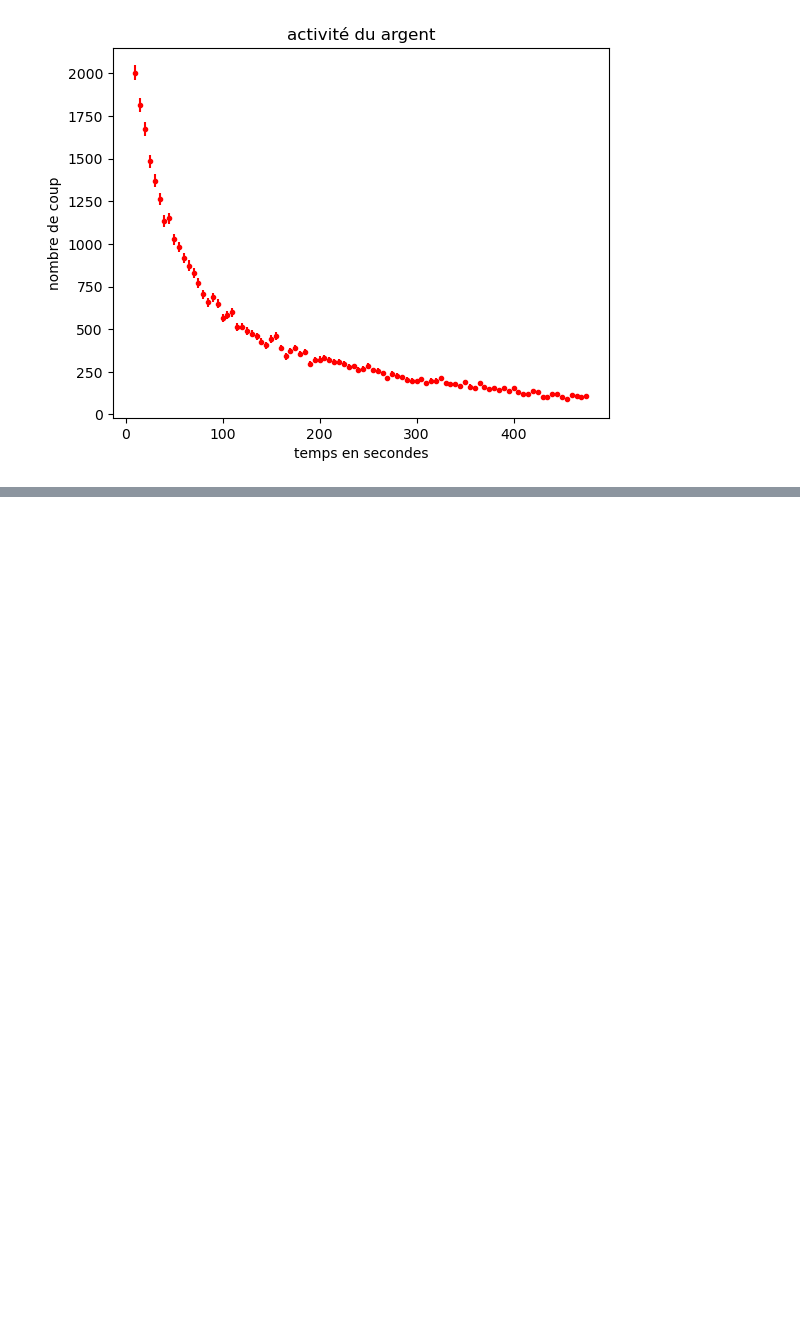
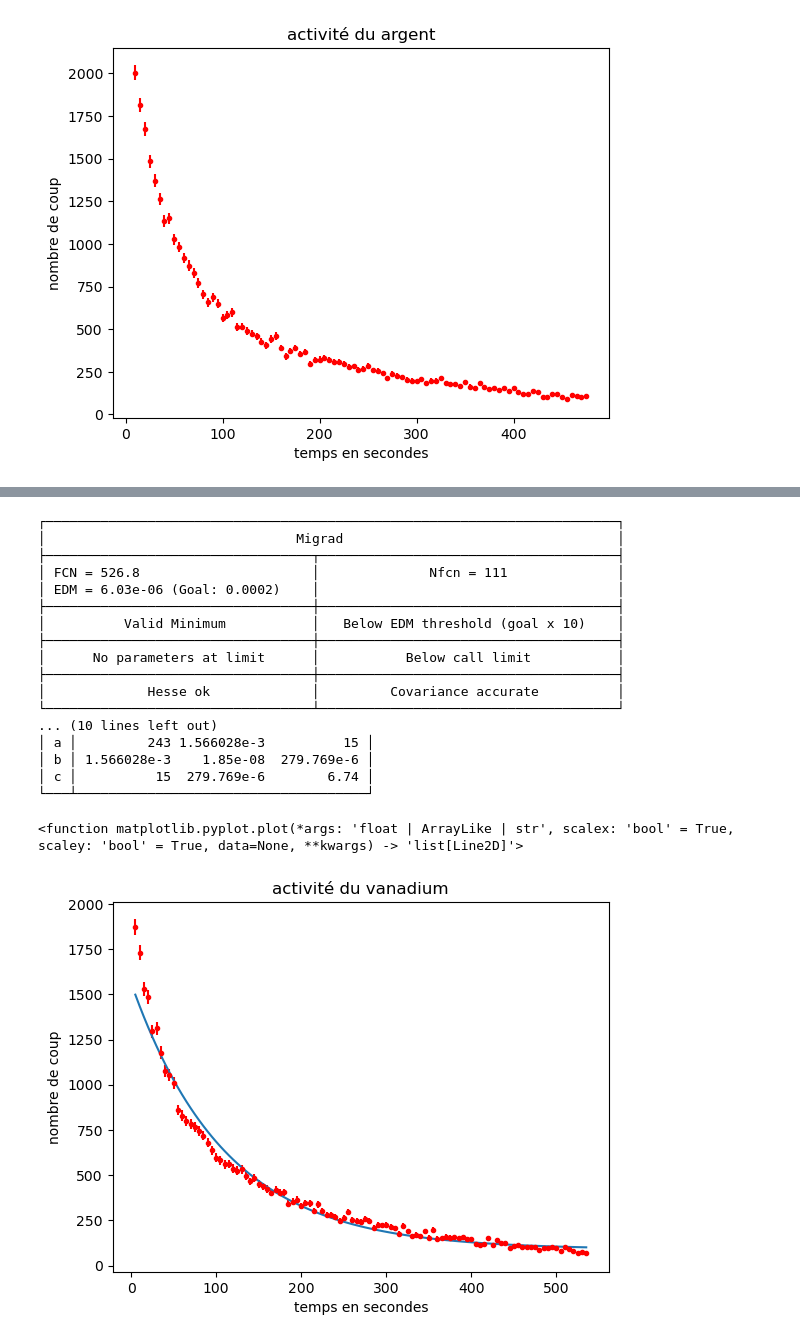
Before and after one commit to Zoltrak-Kiruwa/TP-activation-neutronique, a Jupyter notebook: courbesTP.ipynb, the cells around one changed output, grey strips where cells are left out. Saved outputs shown, nothing was run; the diff lists cells and outputs as text; code cells hidden in the pictures; blank space fills up the shorter version.

```diff
--- a/courbesTP.ipynb
+++ b/courbesTP.ipynb
@@ -209,11 +101,12 @@ plt.show()
 [figure]
 # %%
 #Graphique argent:
-x,y = converted_tables['Tableau argent']
-Y = np.array(y)
-Yerr = np.sqrt(y)
-plt.matplotlib.pyplot.errorbar(x, y, yerr = Yerr, xerr=None, fmt='r.')
+xa,ya = converted_tables['Tableau argent']
+Ya = np.array(ya)
+Yaerr = np.sqrt(ya)
+#print("\n incertitude sur la mesure Y= \n",Yerr)
 
+plt.matplotlib.pyplot.errorbar(xa, ya, yerr = Yaerr, xerr=None, fmt='r.')
 plt.xlabel("temps en secondes")
 plt.ylabel("nombre de coup")
 plt.title("activité du argent")
@@ -222,11 +115,12 @@ plt.show()
 [figure]
 # %%
 #Graphique cuivre:
-x,y = converted_tables['Tableau cuivre']
-Y = np.array(y)
-Yerr = np.sqrt(y)
-plt.matplotlib.pyplot.errorbar(x, y, yerr = Yerr, xerr=None, fmt='r.')
-print(Yerr)
+xc,yc = converted_tables['Tableau cuivre']
+Yc = np.array(yc)
+Ycerr = np.sqrt(yc)
+#print("\n incertitude sur la mesure Y= \n",Yerr)
+
+plt.matplotlib.pyplot.errorbar(xc, yc, yerr = Ycerr, xerr=None, fmt='r.')
 plt.xlabel("temps en secondes")
 plt.ylabel("nombre de coup")
 plt.title("activité du cuivre")
@@ -253,0 +152,48 @@ feur
+# %%
+#fit pour le vanadium
+import math
+
+minimizer = Minuit(Chi2, a=2000, b=0.3, c=100)
+minimizer.limits["a"] = (1000,3000)
+minimizer.limits["b"] = (0,1)
+minimizer.limits["c"] = (0,1000)
+minimizer.migrad()
+a_fit = minimizer.values['a']
+b_fit = minimizer.values['b']
+c_fit = minimizer.values['c']
+print(minimizer)
+
+
+y_fit = []
+
+for element in xv:
+    y_fit.append(f(element,a_fit,b_fit,c_fit))
+#print("\n incertitude sur la mesure Y= \n",Yerr)
+
+plt.matplotlib.pyplot.errorbar(xv, yv, yerr = Yverr, xerr=None, fmt='r.')
+plt.xlabel("temps en secondes")
+plt.ylabel("nombre de coup")
+plt.title("activité du vanadium")
+
+plt.plot(xv,y_fit)
+plt.plot
+# %% [output]
+┌─────────────────────────────────────────────────────────────────────────┐
+│                                Migrad                                   │
+├──────────────────────────────────┬──────────────────────────────────────┤
+│ FCN = 526.8                      │              Nfcn = 111              │
+│ EDM = 6.03e-06 (Goal: 0.0002)    │                                      │
+├──────────────────────────────────┼──────────────────────────────────────┤
+│          Valid Minimum           │   Below EDM threshold (goal x 10)    │
+├──────────────────────────────────┼──────────────────────────────────────┤
+│      No parameters at limit      │           Below call limit           │
+├──────────────────────────────────┼──────────────────────────────────────┤
+│             Hesse ok             │         Covariance accurate          │
+└──────────────────────────────────┴──────────────────────────────────────┘
+... (10 lines left out)
+│ a │         243 1.566028e-3          15 │
+│ b │ 1.566028e-3    1.85e-08  279.769e-6 │
+│ c │          15  279.769e-6        6.74 │
+└───┴─────────────────────────────────────┘
+<function matplotlib.pyplot.plot(*args: 'float | ArrayLike | str', scalex: 'bool' = True, scaley: 'bool' = True, data=None, **kwargs) -> 'list[Line2D]'>
+[figure, added]
```
Also changed, not shown: parts of 16 cells of this notebook, 6 other files.
